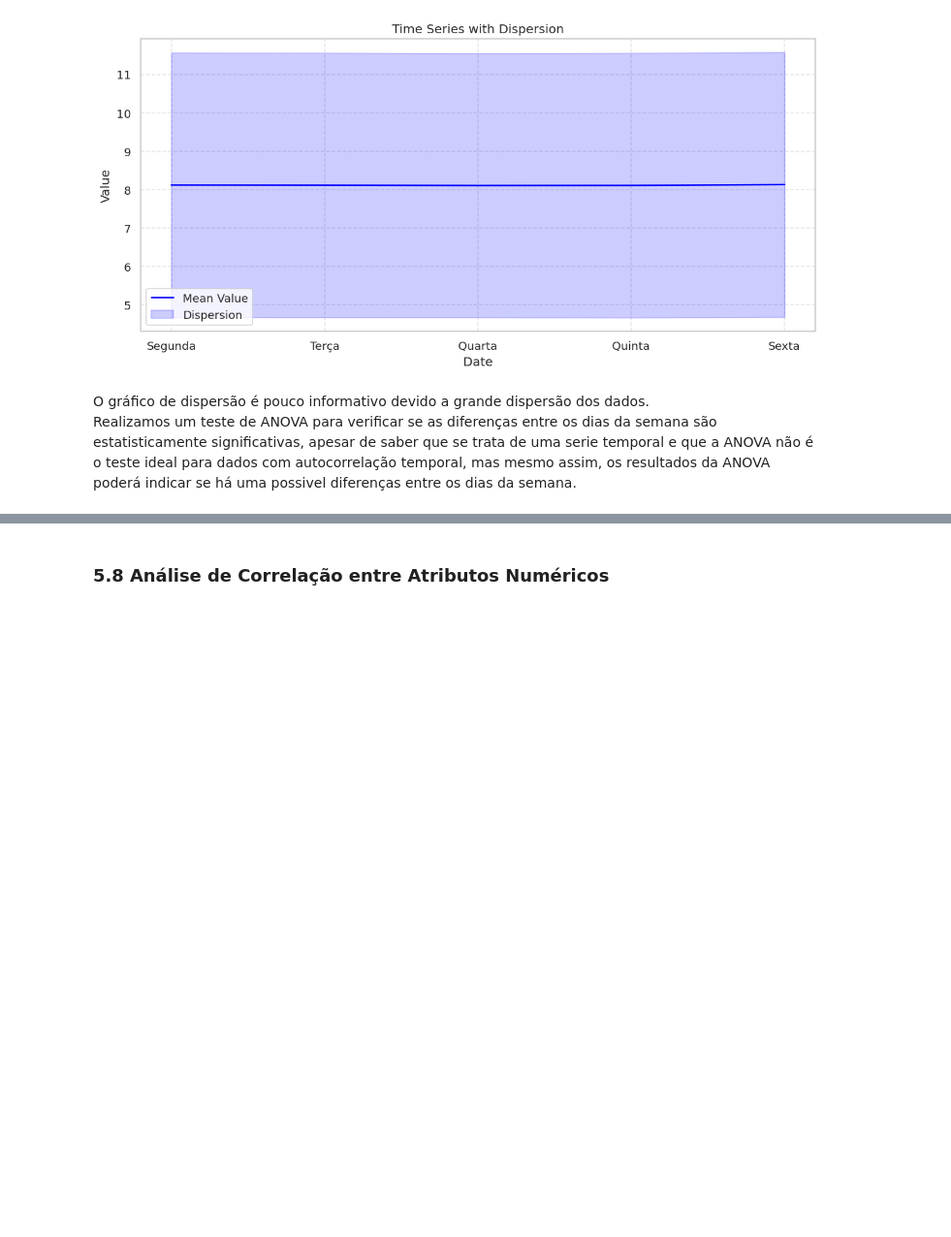
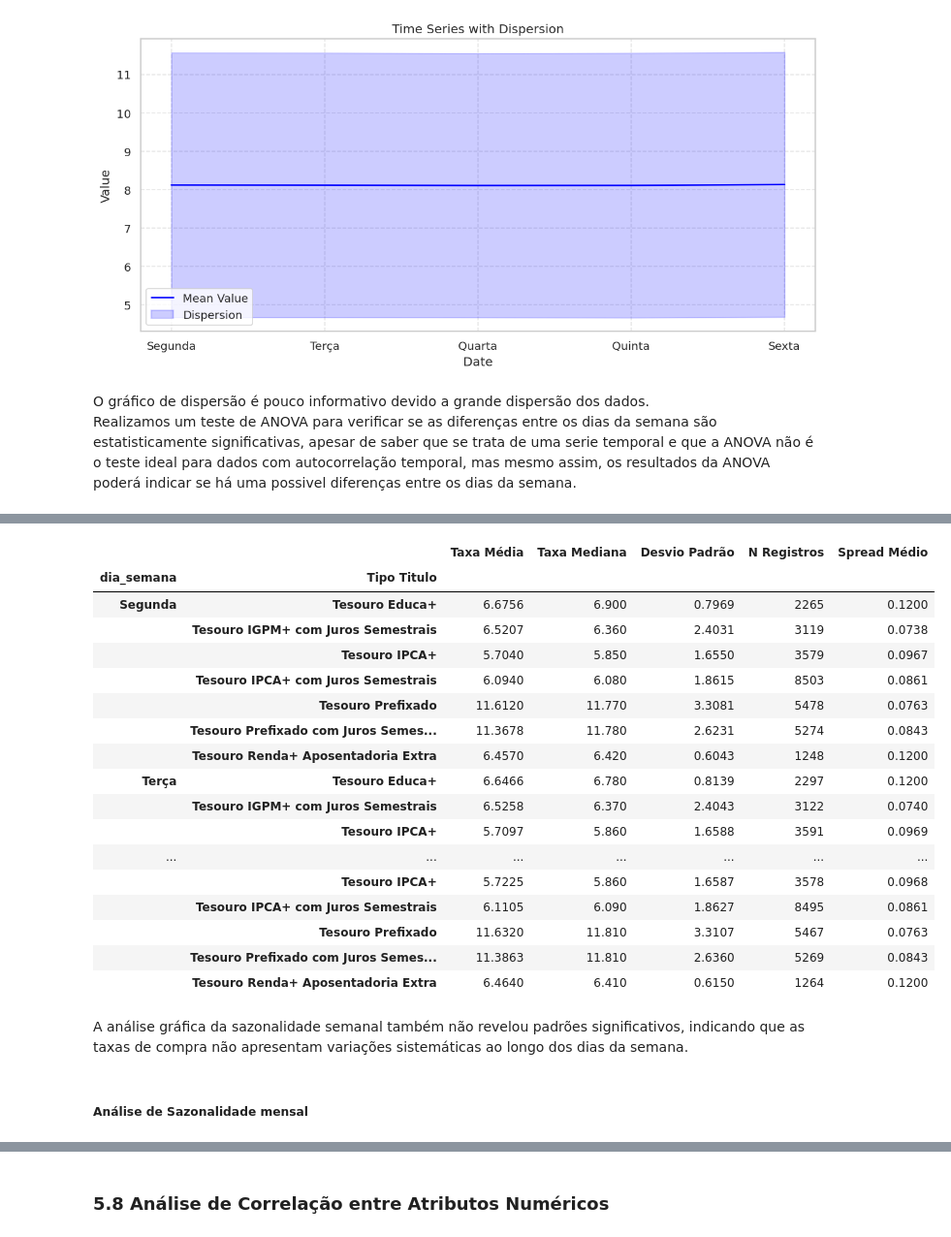
Before and after one commit to marciomocellin/analise-tesouro-direto, a Jupyter notebook: analise_tesouro_direto.ipynb, the cells around one changed output, grey strips where cells are left out. Shown at 97% size. Cells and saved outputs as stored; diff of their text form; code cells hidden in the pictures; blank space fills up the shorter version.

```diff
--- a/analise_tesouro_direto.ipynb
+++ b/analise_tesouro_direto.ipynb
@@ -1020,3 +1059,38 @@ Não foram encontradas diferenças estatisticamente significativas entre os dias
+# %%
+sazon_semana = df_pre.groupby(["dia_semana", "Tipo Titulo"]).agg({
+    "Taxa Compra Manha": ["mean", "median", "std", "count"],
+    "spread_taxa": "mean",
+}).round(4)
+sazon_semana.columns = ["Taxa Média", "Taxa Mediana", "Desvio Padrão", "N Registros", "Spread Médio"]
+sazon_semana = sazon_semana.reindex(["Segunda", "Terça", "Quarta", "Quinta", "Sexta", "Sábado", "Domingo"],
+                                    level=0)
+#
+# print("Estatísticas por Dia da Semana:")
+sazon_semana
+# print()
+# %% [output]
+|  |  | Taxa Média | Taxa Mediana | Desvio Padrão | N Registros | Spread Médio |
+| dia_semana | Tipo Titulo |  |  |  |  |  |
+| Segunda | Tesouro Educa+ | 6.6756 | 6.900 | 0.7969 | 2265 | 0.1200 |
+|  | Tesouro IGPM+ com Juros Semestrais | 6.5207 | 6.360 | 2.4031 | 3119 | 0.0738 |
+|  | Tesouro IPCA+ | 5.7040 | 5.850 | 1.6550 | 3579 | 0.0967 |
+|  | Tesouro IPCA+ com Juros Semestrais | 6.0940 | 6.080 | 1.8615 | 8503 | 0.0861 |
+|  | Tesouro Prefixado | 11.6120 | 11.770 | 3.3081 | 5478 | 0.0763 |
+|  | Tesouro Prefixado com Juros Semes... | 11.3678 | 11.780 | 2.6231 | 5274 | 0.0843 |
+|  | Tesouro Renda+ Aposentadoria Extra | 6.4570 | 6.420 | 0.6043 | 1248 | 0.1200 |
+| Terça | Tesouro Educa+ | 6.6466 | 6.780 | 0.8139 | 2297 | 0.1200 |
+|  | Tesouro IGPM+ com Juros Semestrais | 6.5258 | 6.370 | 2.4043 | 3122 | 0.0740 |
+|  | Tesouro IPCA+ | 5.7097 | 5.860 | 1.6588 | 3591 | 0.0969 |
+| ... | ... | ... | ... | ... | ... | ... |
+|  | Tesouro IPCA+ | 5.7225 | 5.860 | 1.6587 | 3578 | 0.0968 |
+|  | Tesouro IPCA+ com Juros Semestrais | 6.1105 | 6.090 | 1.8627 | 8495 | 0.0861 |
+|  | Tesouro Prefixado | 11.6320 | 11.810 | 3.3107 | 5467 | 0.0763 |
+|  | Tesouro Prefixado com Juros Semes... | 11.3863 | 11.810 | 2.6360 | 5269 | 0.0843 |
+|  | Tesouro Renda+ Aposentadoria Extra | 6.4640 | 6.410 | 0.6150 | 1264 | 0.1200 |
+# %% [markdown]
+A análise gráfica da sazonalidade semanal também não revelou padrões significativos, indicando que as taxas de compra não apresentam variações sistemáticas ao longo dos dias da semana.
+# %% [markdown]
+##### Análise de Sazonalidade mensal
 # %%
 # Agrupar em períodos do mês (início, meio, fim)
 def classificar_periodo_mes(dia):
```
Also changed, not shown: parts of 33 cells of this notebook.
